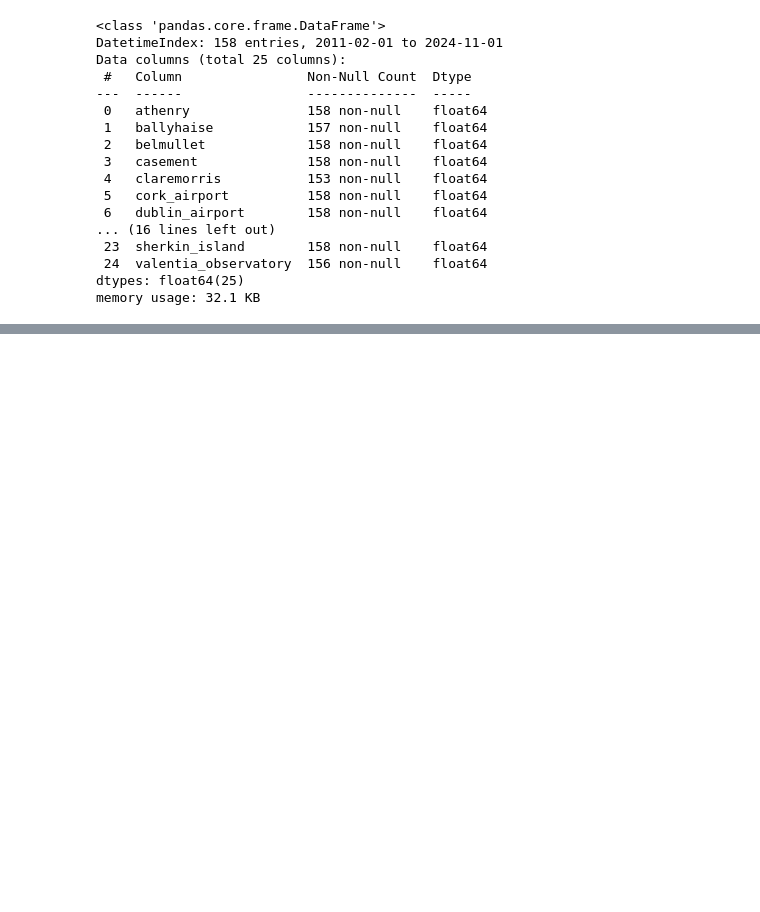
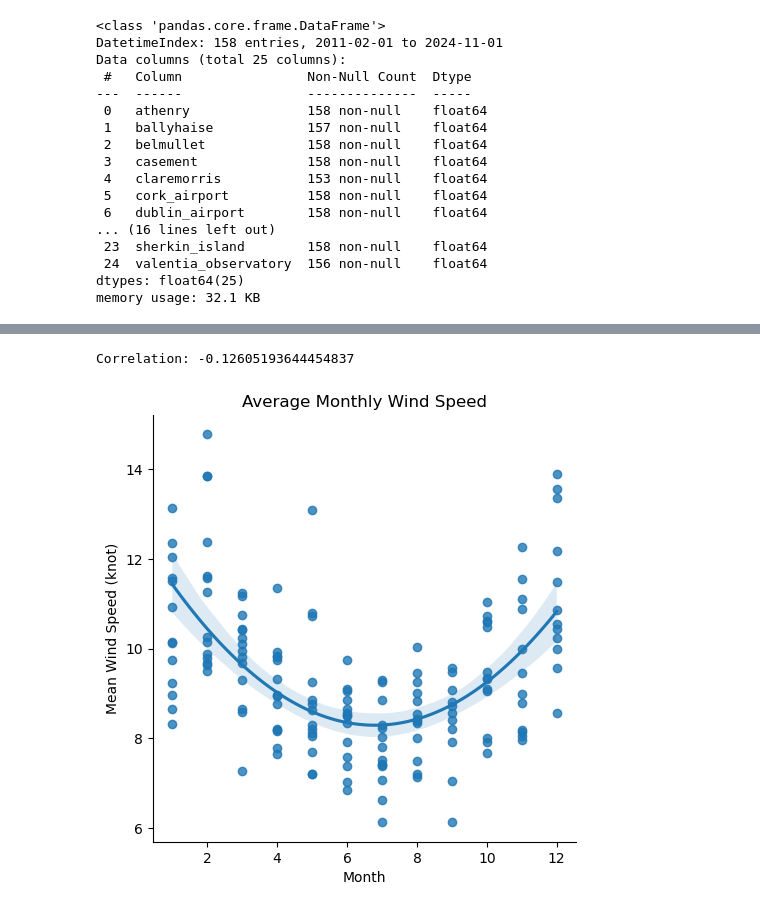
Before and after one commit to eoghanpw/PFDA-project, a Jupyter notebook: this_is_the_project.ipynb, the cells around one changed output, grey strips where cells are left out. Drawn from its saved outputs; the diff is of its cells as text; code cells hidden in the pictures; blank space fills up the shorter version.

```diff
--- a/this_is_the_project.ipynb
+++ b/this_is_the_project.ipynb
@@ -210,0 +203,22 @@ plt.show()
+# %%
+# Let's check if any correlation between the month the windspeed.
+
+# Create new dataframe with month and mean wind speed.
+monthly_mean = pd.DataFrame(monthly_df.mean(axis=1), columns=['wdsp'])
+monthly_mean['month'] = monthly_mean.index.month
+
+# Correlation between wind speed and month.
+corr_windspeed = monthly_mean["month"].corr(monthly_mean["wdsp"])
+print(f'Correlation: {corr_windspeed}')
+
+# Plot the monthly wind speed and add a regression line.
+title = "Average Monthly Wind Speed"
+xlabel = "Month"
+ylabel = "Mean Wind Speed (knot)"
+
+sns.lmplot(data=monthly_mean, x='month', y='wdsp', order=2).set(title=title, xlabel=xlabel, ylabel=ylabel)
+
+plt.show()
+# %% [output]
+Correlation: -0.12605193644454837
+[figure, added]
```
Also changed, not shown: parts of 22 cells of this notebook, 7 other files.
